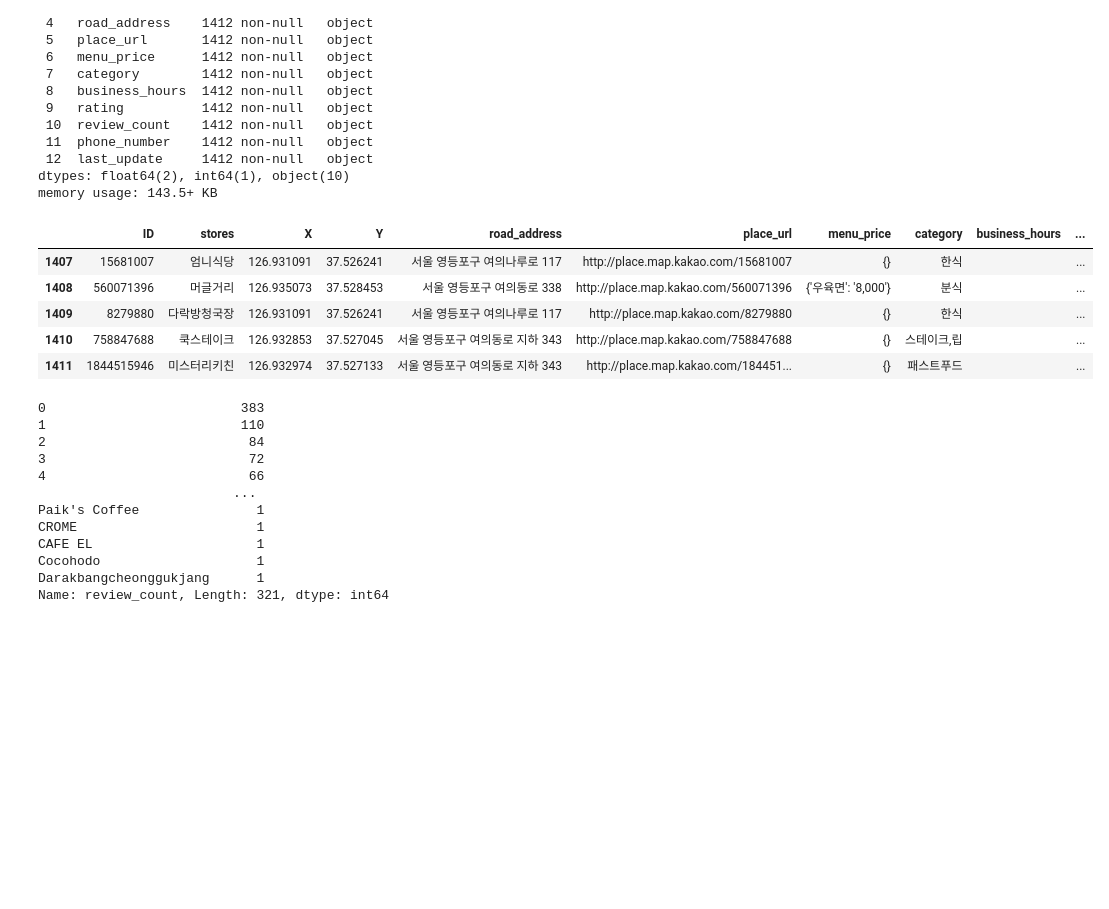
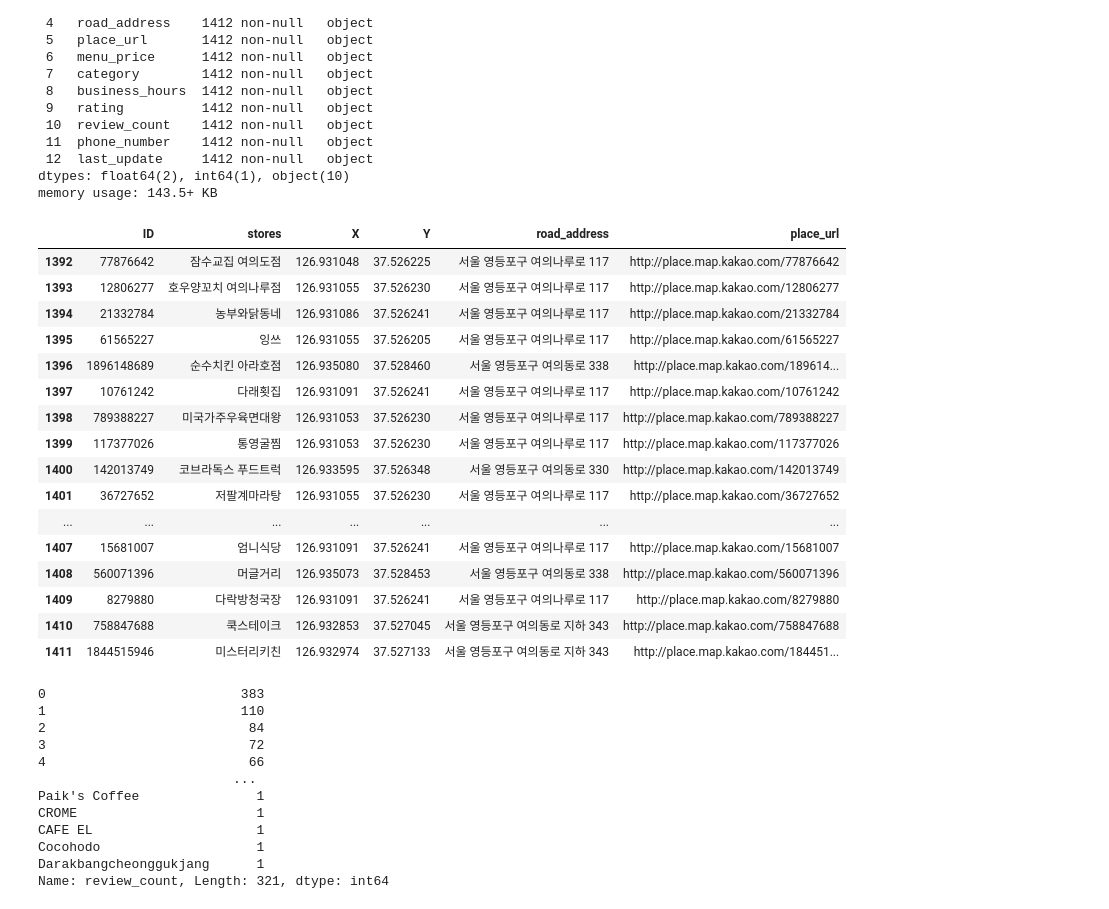
Before and after one commit to highfreshness/SeSAC, a Jupyter notebook: SeSAC미니프로젝트/야먹자/kakaomap_크롤링.ipynb, the cells around one changed output. Saved outputs shown, nothing was run; the diff lists cells and outputs as text; code cells hidden in the pictures; blank space fills up the shorter version.

```diff
--- a/SeSAC미니프로젝트/야먹자/kakaomap_크롤링.ipynb
+++ b/SeSAC미니프로젝트/야먹자/kakaomap_크롤링.ipynb
@@ -38,7 +38,7 @@ rating = []
 review_count = []
 phone_number = []
 last_update = []
-delay = 0.1
+delay = 0.2
 # %%
 for x in tqdm(df['place_url']):
     driver.get(x)
@@ -47,42 +47,44 @@ for x in tqdm(df['place_url']):
         business_hours.append(driver.find_element(By.CLASS_NAME, 'txt_operation').text) # 영업시간
         time.sleep(delay)
     except NoSuchElementException:
-        business_hours.append('')
+        business_hours.append('-')
         time.sleep(delay)
 
     try:
-        rating.append(driver.find_element(By.CLASS_NAME, 'color_b').text) # 별점
+        # class명칭이 중복되는 구간이 있어 CSS_SELECTOR로 변경
+        driver.find_element(By.CSS_SELECTOR, '#mArticle > div.cont_essential > div:nth-child(1) > div.place_details\
+                                                > div > div > a:nth-child(3) > span.color_b').text
         time.sleep(delay)
     except NoSuchElementException:
-        rating.append('')
+        rating.append('-')
         time.sleep(delay)
 
     try:
         category.append(driver.find_element(By.CLASS_NAME, 'txt_location').text) # 카테고리
         time.sleep(delay)
     except NoSuchElementException:
-        category.append('')
+        category.append('-')
         time.sleep(delay)
 
     try:
         review_count.append(re.sub('[()]', '', driver.find_element(By.CLASS_NAME, 'color_g').text)) # 리뷰수
         time.sleep(delay)
     except NoSuchElementException:
-        review_count.append('')
+        review_count.append('-')
         time.sleep(delay)
 
     try:
         phone_number.append(driver.find_element(By.CLASS_NAME, 'txt_contact').text) # 대표번호
         time.sleep(delay)
     except NoSuchElementException:
-        phone_number.append('')
+        phone_number.append('-')
         time.sleep(delay)
 
     try:
         last_update.append(driver.find_element(By.CLASS_NAME, 'date_revise').text) # 최종 업데이트 날짜
         time.sleep(delay)
     except NoSuchElementException:
-        last_update.append('')
+        last_update.append('-')
         time.sleep(delay)
 
     # 메뉴 펼치기
@@ -105,7 +107,12 @@ for x in tqdm(df['place_url']):
                 menu_temp.append(y[0])
                 price_temp.append(y[1])
             except:
-                pass
+                if y[0] != None: # 메뉴는 존재하지만 가격이 없는 경우 공란으로 처리
+                    menu_temp.append(y[0])
+                    price_temp.append('-')
+                else:
+                    pass
+
     time.sleep(delay)
 
     normal_menues = driver.find_elements(By.CLASS_NAME, 'nophoto_type')
@@ -118,6 +125,11 @@ for x in tqdm(df['place_url']):
                 menu_temp.append(y[0])
                 price_temp.append(y[1])
             except:
-                pass
-    menu_price.append({ key : value for key, value in zip(menu_temp, price_temp)})
+                if y[0] != None: # 메뉴는 존재하지만 가격이 없는 경우 공란으로 처리
+                    menu_temp.append(y[0])
+                    price_temp.append('-')
+                else:
+                    pass
+    # key가 존재하면 생성하고 아니면 공란으로 대체
+    menu_price.append({ '' if key == None else key : value for key, value in zip(menu_temp, price_temp)})
     time.sleep(1)
@@ -156,14 +175,25 @@ Data columns (total 13 columns):
 dtypes: float64(2), int64(1), object(10)
 memory usage: 143.5+ KB
 # %%
-df.tail()
+df.tail(20)
 # %% [output]
-|  | ID | stores | X | Y | road_address | place_url | menu_price | category | business_hours | ... |
-| 1407 | 15681007 | 엄니식당 | 126.931091 | 37.526241 | 서울 영등포구 여의나루로 117 | http://place.map.kakao.com/15681007 | {} | 한식 |  | ... |
-| 1408 | 560071396 | 머글거리 | 126.935073 | 37.528453 | 서울 영등포구 여의동로 338 | http://place.map.kakao.com/560071396 | {'우육면': '8,000'} | 분식 |  | ... |
-| 1409 | 8279880 | 다락방청국장 | 126.931091 | 37.526241 | 서울 영등포구 여의나루로 117 | http://place.map.kakao.com/8279880 | {} | 한식 |  | ... |
-| 1410 | 758847688 | 쿡스테이크 | 126.932853 | 37.527045 | 서울 영등포구 여의동로 지하 343 | http://place.map.kakao.com/758847688 | {} | 스테이크,립 |  | ... |
-| 1411 | 1844515946 | 미스터리키친 | 126.932974 | 37.527133 | 서울 영등포구 여의동로 지하 343 | http://place.map.kakao.com/184451... | {} | 패스트푸드 |  | ... |
+|  | ID | stores | X | Y | road_address | place_url |
+| 1392 | 77876642 | 잠수교집 여의도점 | 126.931048 | 37.526225 | 서울 영등포구 여의나루로 117 | http://place.map.kakao.com/77876642 |
+| 1393 | 12806277 | 호우양꼬치 여의나루점 | 126.931055 | 37.526230 | 서울 영등포구 여의나루로 117 | http://place.map.kakao.com/12806277 |
+| 1394 | 21332784 | 농부와닭동네 | 126.931086 | 37.526241 | 서울 영등포구 여의나루로 117 | http://place.map.kakao.com/21332784 |
+| 1395 | 61565227 | 잉쓰 | 126.931055 | 37.526205 | 서울 영등포구 여의나루로 117 | http://place.map.kakao.com/61565227 |
+| 1396 | 1896148689 | 순수치킨 아라호점 | 126.935080 | 37.528460 | 서울 영등포구 여의동로 338 | http://place.map.kakao.com/189614... |
+| 1397 | 10761242 | 다래횟집 | 126.931091 | 37.526241 | 서울 영등포구 여의나루로 117 | http://place.map.kakao.com/10761242 |
+| 1398 | 789388227 | 미국가주우육면대왕 | 126.931053 | 37.526230 | 서울 영등포구 여의나루로 117 | http://place.map.kakao.com/789388227 |
+| 1399 | 117377026 | 통영굴찜 | 126.931053 | 37.526230 | 서울 영등포구 여의나루로 117 | http://place.map.kakao.com/117377026 |
+| 1400 | 142013749 | 코브라독스 푸드트럭 | 126.933595 | 37.526348 | 서울 영등포구 여의동로 330 | http://place.map.kakao.com/142013749 |
+| 1401 | 36727652 | 저팔계마라탕 | 126.931055 | 37.526230 | 서울 영등포구 여의나루로 117 | http://place.map.kakao.com/36727652 |
+| ... | ... | ... | ... | ... | ... | ... |
+| 1407 | 15681007 | 엄니식당 | 126.931091 | 37.526241 | 서울 영등포구 여의나루로 117 | http://place.map.kakao.com/15681007 |
+| 1408 | 560071396 | 머글거리 | 126.935073 | 37.528453 | 서울 영등포구 여의동로 338 | http://place.map.kakao.com/560071396 |
+| 1409 | 8279880 | 다락방청국장 | 126.931091 | 37.526241 | 서울 영등포구 여의나루로 117 | http://place.map.kakao.com/8279880 |
+| 1410 | 758847688 | 쿡스테이크 | 126.932853 | 37.527045 | 서울 영등포구 여의동로 지하 343 | http://place.map.kakao.com/758847688 |
+| 1411 | 1844515946 | 미스터리키친 | 126.932974 | 37.527133 | 서울 영등포구 여의동로 지하 343 | http://place.map.kakao.com/184451... |
 # %%
 df.loc[df['menu_price']=={}, 'menu_price'] = np.NaN
 # %%
```
Also changed, not shown: parts of 4 cells of this notebook, 1 other file.
